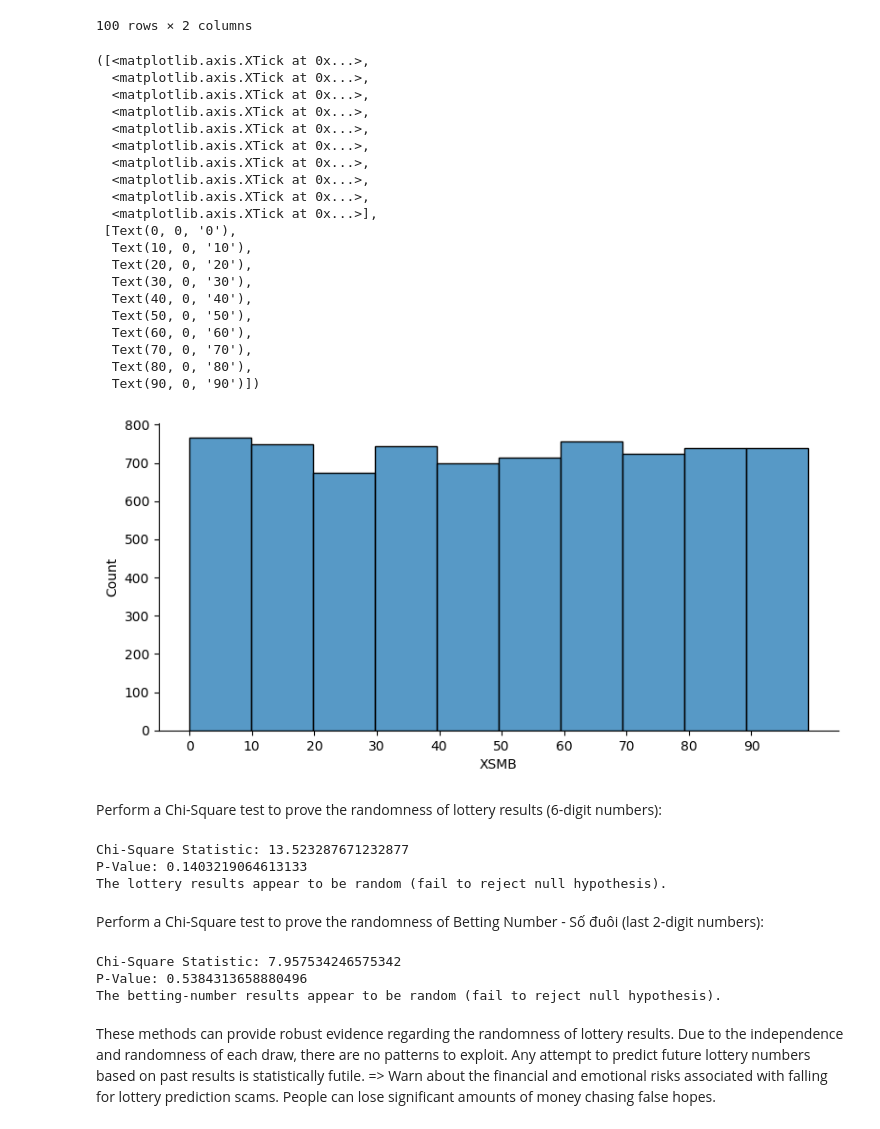
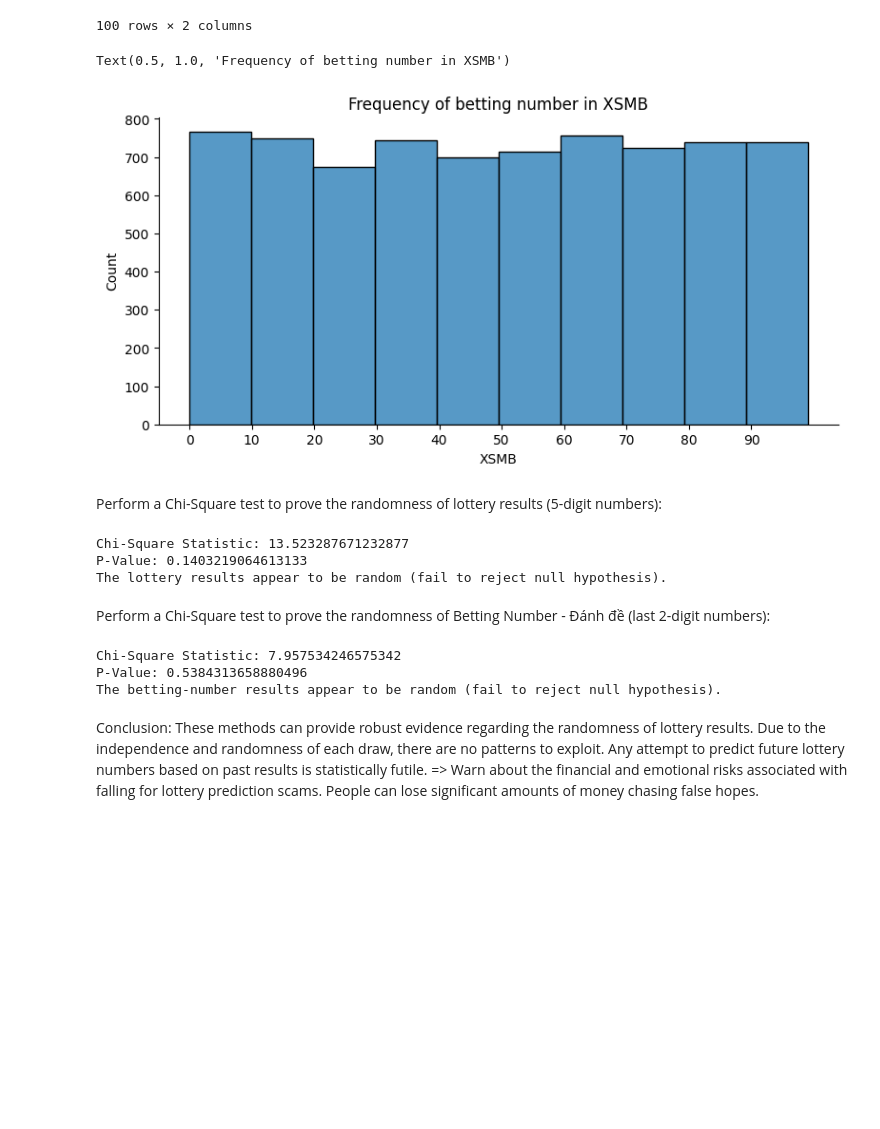
Before and after one commit to HienNau/Lottery-Project, a Jupyter notebook: Lottery_Analysis.ipynb, the cells around one changed output. Saved outputs shown, nothing was run; the diff lists cells and outputs as text; code cells hidden in the pictures; blank space fills up the shorter version.

```diff
--- a/Lottery_Analysis.ipynb
+++ b/Lottery_Analysis.ipynb
@@ -105,30 +107,12 @@ betting_number
 # %%
 sns.displot(data["XSMB"].str[-2:].astype("int"), bins=10, height=4, aspect=2)
 plt.xticks(np.arange(0, 100, 10))
+plt.title("Frequency of betting number in XSMB")
 # %% [output]
-([<matplotlib.axis.XTick at 0x...>,
-  <matplotlib.axis.XTick at 0x...>,
-  <matplotlib.axis.XTick at 0x...>,
-  <matplotlib.axis.XTick at 0x...>,
-  <matplotlib.axis.XTick at 0x...>,
-  <matplotlib.axis.XTick at 0x...>,
-  <matplotlib.axis.XTick at 0x...>,
-  <matplotlib.axis.XTick at 0x...>,
-  <matplotlib.axis.XTick at 0x...>,
-  <matplotlib.axis.XTick at 0x...>],
- [Text(0, 0, '0'),
-  Text(10, 0, '10'),
-  Text(20, 0, '20'),
-  Text(30, 0, '30'),
-  Text(40, 0, '40'),
-  Text(50, 0, '50'),
-  Text(60, 0, '60'),
-  Text(70, 0, '70'),
-  Text(80, 0, '80'),
-  Text(90, 0, '90')])
+Text(0.5, 1.0, 'Frequency of betting number in XSMB')
-[figure, old version]
+[figure, new version]
 # %% [markdown]
-Perform a Chi-Square test to prove the randomness of lottery results (6-digit numbers):
+Perform a Chi-Square test to prove the randomness of lottery results (5-digit numbers):
 # %%
 from scipy.stats import chisquare
 
@@ -162,7 +146,7 @@ Chi-Square Statistic: 13.523287671232877
 P-Value: 0.1403219064613133
 The lottery results appear to be random (fail to reject null hypothesis).
 # %% [markdown]
-Perform a Chi-Square test to prove the randomness of Betting Number - Số đuôi (last 2-digit numbers):
+Perform a Chi-Square test to prove the randomness of Betting Number - Đánh đề (last 2-digit numbers):
 # %%
 from scipy.stats import chisquare
 # Extract the last two digits of each lottery result
@@ -195,6 +179,7 @@ Chi-Square Statistic: 7.957534246575342
 P-Value: 0.5384313658880496
 The betting-number results appear to be random (fail to reject null hypothesis).
 # %% [markdown]
+Conclusion:
 These methods can provide robust evidence regarding the randomness of lottery results.
 Due to the independence and randomness of each draw, there are no patterns to exploit.
 Any attempt to predict future lottery numbers based on past results is statistically futile.
```
Also changed, not shown: parts of 3 cells of this notebook.
